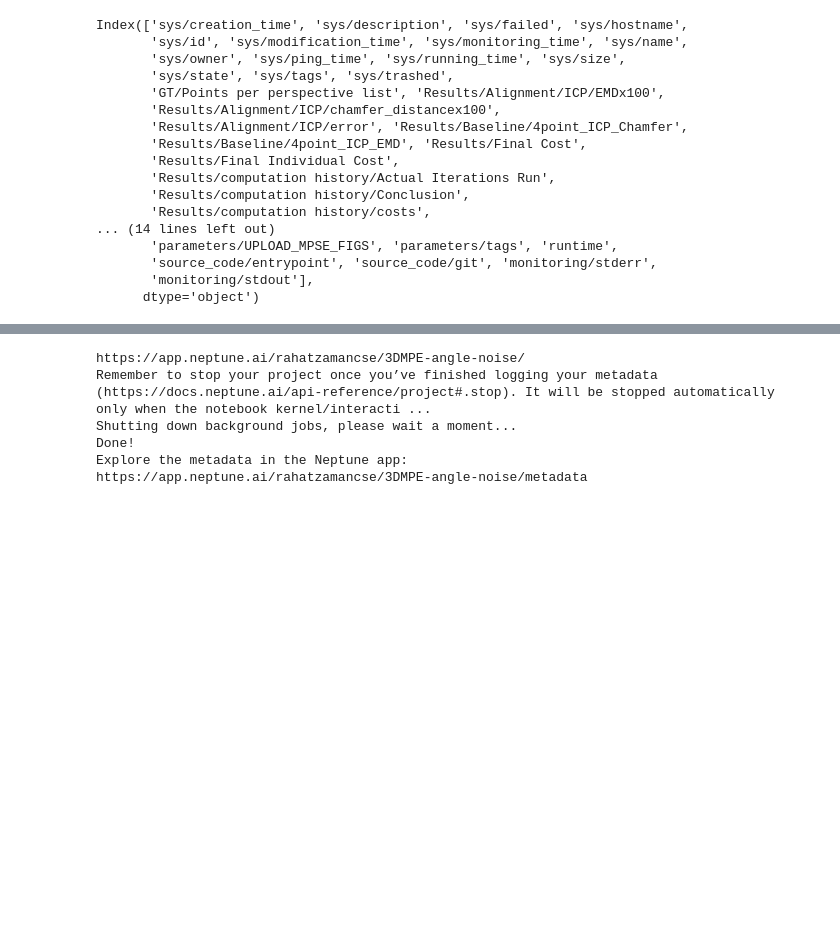
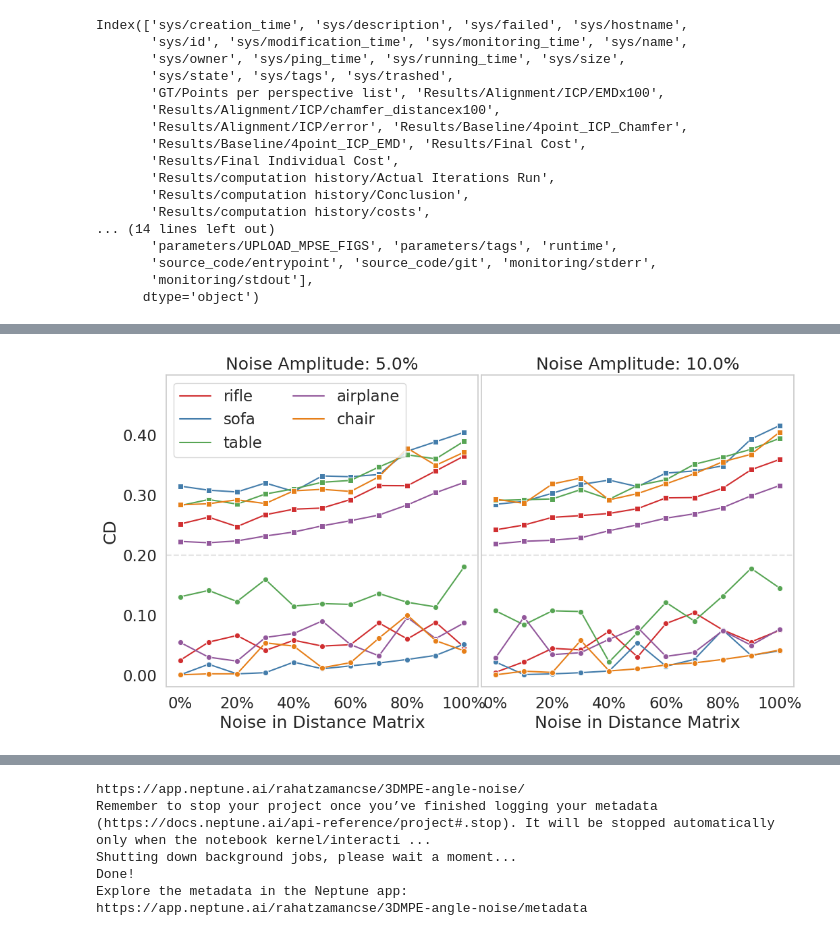
Before and after one commit to rahatzamancse/3d-reconstruction, a Jupyter notebook: noise-angle-plots.ipynb, the cells around one changed output, grey strips where cells are left out. Drawn from its saved outputs; the diff is of its cells as text; code cells hidden in the pictures; blank space fills up the shorter version.

```diff
--- a/noise-angle-plots.ipynb
+++ b/noise-angle-plots.ipynb
@@ -402,0 +550,82 @@ plt.show()
+# %%
+# y = 'EMD'
+y = 'CD'
+x = 'Noise Amount'
+
+df = plot_df[
+    (plot_df['# perspectives'] == 5)
+    & (plot_df['Points in exactly # perspectives'] == 4)
+].copy()
+
+fig, axes = plt.subplots(1,2, sharex=True, sharey=True, figsize=(12,6))
+palette = {dataset: color for dataset, color in zip(df['Dataset'].unique(), sns.color_palette("Set1", n_colors=5, desat=0.8))}
+for i, (ax, amp) in enumerate(zip(axes.flat, [0.05, 0.1])):
+    xloc = df['Noise Amplitude'] == amp
+    df.loc[xloc, 'CD'] = df[xloc]['CD'] + df[xloc]['Noise Amount']**2 * 2
+    df['CD'] = df['CD'].apply(lambda v: v if v > 0 else 0)
+
+    df.loc[xloc, 'Baseline Chamfer'] = df[xloc]['Baseline Chamfer'] + df[xloc]['Noise Amount']**2 * 5 + 5
+    df['Baseline Chamfer'] = df['Baseline Chamfer'].apply(lambda v: v if v > 0 else 0)
+
+    df1 = df[df['Noise Amplitude'] == amp]
+
+    g = sns.lineplot(
+        data=df1,
+        x=x,
+        y='Baseline Chamfer',
+        hue='Dataset',
+        # style='Noise Amplitude',
+        marker="s",
+        dashes=True,
+        ci=None,
+        err_style='band',
+        legend=False,
+        ax=ax,
+        palette=palette
+    )
+
+    g1 = sns.lineplot(
+        data=df1,
+        x=x,
+        y=y,
+        hue='Dataset',
+        # style='Noise Amplitude',
+        marker='o',
+        dashes=True,
+        # ci='sd',
+        ci=None,
+        err_style='band',
+        legend=True if i == 0 else False,
+        ax=ax,
+        palette=palette
+    )
+
+
+    if i == 0:
+        g.legend(*g.get_legend_handles_labels(), ncol=2, loc='upper left')
+
+    g.set(xscale="linear", yscale="linear")
+
+    xticks = [0.0, 0.2, 0.4, 0.6, 0.8, 1.0]
+    g.set_xticks(xticks)
+    g.set_xticklabels([f'{int(v*100)}%' for v in xticks])
+
+
+    yticks = [0, 5, 10, 15, 20]
+    g.set_yticks(yticks)
+    g.set_yticklabels([f"{v/100*2:.2f}" for v in yticks])
+    g.set(ylim=(-1,25))
+
+    g.set_xlabel('Noise in Distance Matrix')
+    g.set_ylabel(y)
+    g.set(title=f'Noise Amplitude: {amp*100}%')
+    g.axhline(10, ls='--', color='black', alpha=0.1)
+
+
+for ax in axes.flat:
+    ax.label_outer()
+plt.subplots_adjust(wspace=0.01, hspace=0.08)
+
+plt.savefig(f"figures/noise/dist_noise-gaussian.eps", bbox_inches='tight')
+plt.show()
+# %% [output]
@@ -402,0 +633 @@ plt.show()
+[figure, added]
```
Also changed, not shown: parts of 19 cells of this notebook, 8 other files.
